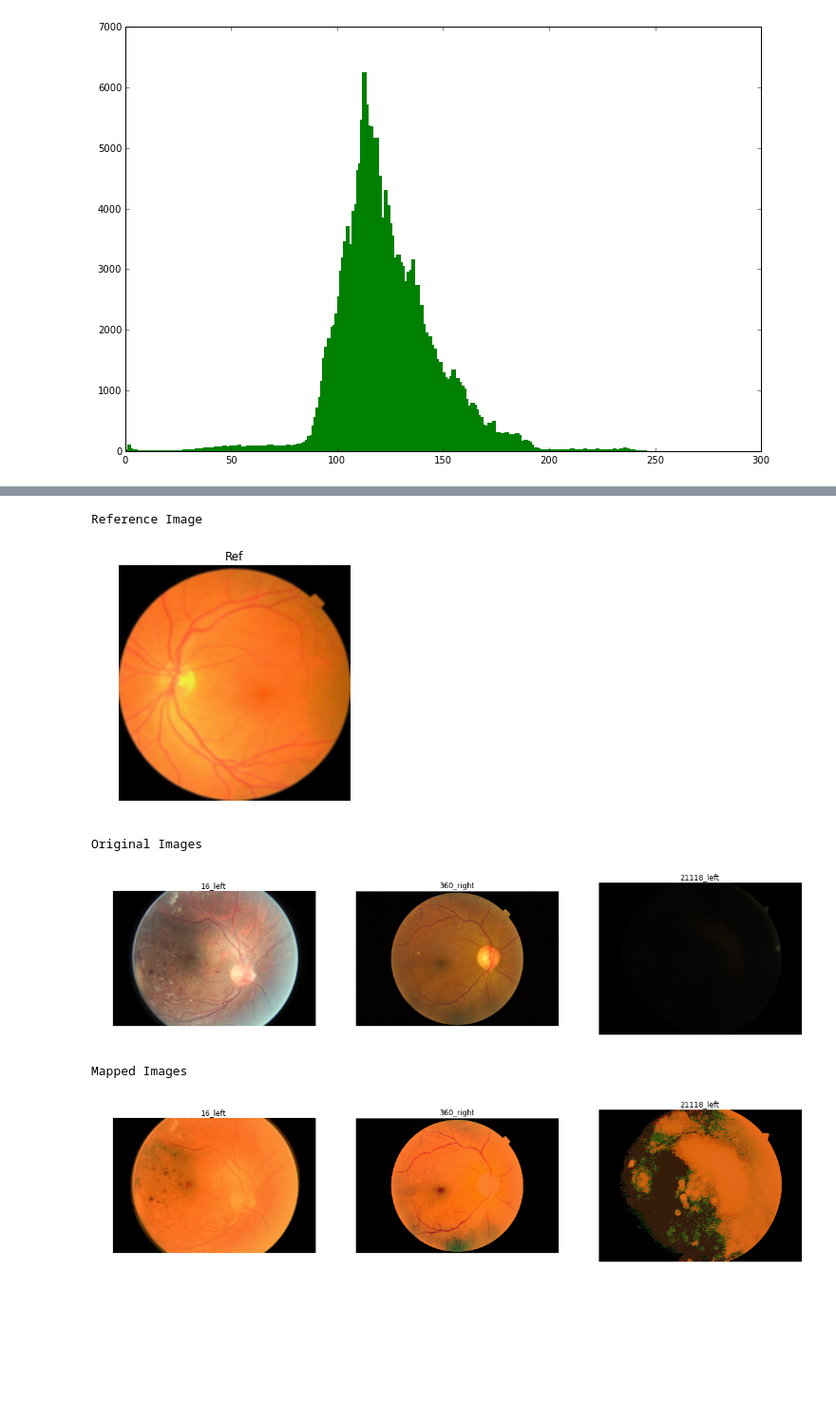
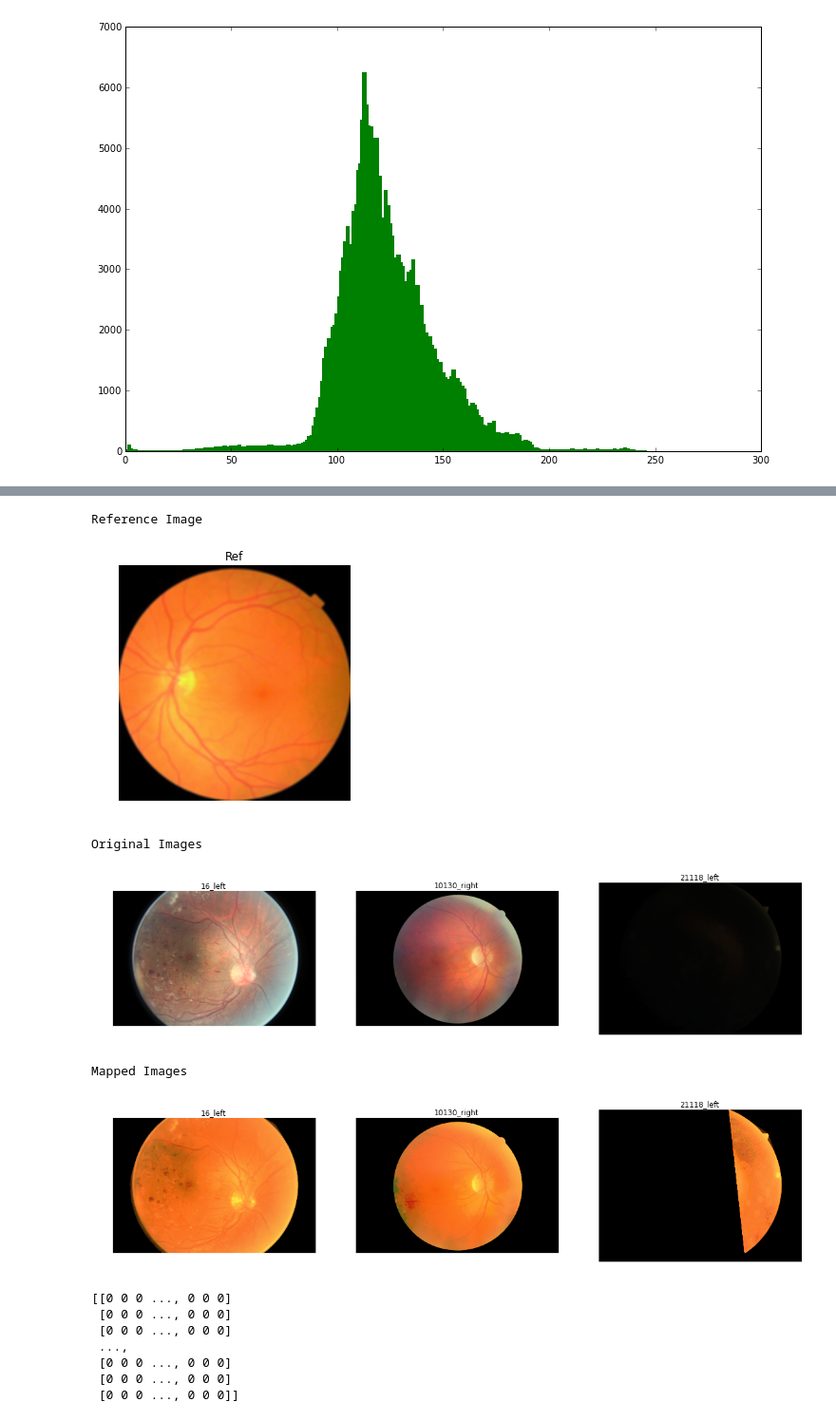
Before and after one commit to fierval/retina, a Jupyter notebook: DiabeticRetinopathy/Features/Color Map by Histogram and Contour Finding.ipynb, the cells around one changed output, grey strips where cells are left out. Shown at 95% size. Drawn from its saved outputs; the diff is of its cells as text; code cells hidden in the pictures; blank space fills up the shorter version.

Commit message:
Masking off final image

```diff
--- a/DiabeticRetinopathy/Features/Color Map by Histogram and Contour Finding.ipynb
+++ b/DiabeticRetinopathy/Features/Color Map by Histogram and Contour Finding.ipynb
@@ -53,7 +53,7 @@ img_path = "/kaggle/retina/train/sample"
 # this is the image into the colors of which we want to map
 ref_image = cv2.imread(path.join(img_path, "6535_left.jpeg"))
 # images picked to illustrate different problems arising during algorithm application
-image_names = ["16_left.jpeg", "360_right.jpeg", "21118_left.jpeg"]
+image_names = ["16_left.jpeg", "10130_right.jpeg", "21118_left.jpeg"]
 image_paths = map(lambda t: path.join(img_path, t), image_names)
 images = map(lambda p: cv2.imread(p), image_paths)
 
@@ -217,18 +221,22 @@ plt.show()
 def saturate (v):
     return np.array(map(lambda a: min(max(round(a), 0), 255), v))
 
-def calc_hist(images):
-    maskHull = map(lambda i: find_eye(i)[0], images)
+def get_masks(images):
+    return map(lambda i: find_eye(i)[0], images)
+
+def calc_hist(images, masks):
     channels = map(lambda i: cv2.split(i), images)
-    imMask = zip(channels, maskHull)
+    imMask = zip(channels, masks)
+    nonZeros = map(lambda m: cv2.countNonZero(m), masks)
 
     # grab three histograms - one for each channel
     histPerChannel = map(lambda (c, mask): \
                          [cv2.calcHist([cimage], [0], mask,  [256], np.array([0, 255])) for cimage in c], imMask)
     # compute the cdf's.
     # they are normalized & saturated: values over 255 are cut off.
-    cdfPerChannel = map(lambda (hChan, im): \
-                        [saturate(np.cumsum(h) * 255.0 / (im.shape[0] * im.shape[1])) for h in hChan], zip(histPerChannel, images))
+    cdfPerChannel = map(lambda (hChan, nz): \
+                        [saturate(np.cumsum(h) * 255.0 / nz) for h in hChan], \
+                        zip(histPerChannel, nonZeros))
 
     return np.array(cdfPerChannel)
 
@@ -238,17 +246,23 @@ def getMin (ref, img):
     return np.array(l)
 
 # compute and apply color map on all channels of the image
-def map_image(image, refHist, imageHist):
+# also, our map was mapping the background as well, since we don't need it -
+# mask it off!
+def map_image(image, refHist, imageHist, mask):
     # each of the arguments contains histograms over 3 channels
     mp = np.array([getMin(r, i) for (r, i) in zip(refHist, imageHist)])
 
     channels = np.array(cv2.split(image))
-    mappedChannels = np.array([mp[i][channels[i].reshape(-1)].reshape(image.shape[0:2]) for i in range(0, 3)])
+    mappedChannels = np.array([mp[i,channels[i]] for i in range(0, 3)])
+
+    # now mask off the backgrownd
+    for i in range(0, 3):
+        mappedChannels[i, mask == 0] = 0
 
     return cv2.merge(mappedChannels).astype(np.uint8)
 
 # compute the histograms on all three channels for all images
-def histogram_specification(ref, images):
-        cdfs = calc_hist(images)
-        mapped = [map_image(images[i], ref[0], cdfs[i, :, :]) for i in range(len(images))]
+def histogram_specification(ref, images, masks):
+        cdfs = calc_hist(images, masks)
+        mapped = [map_image(images[i], ref[0], cdfs[i, :, :], masks[i]) for i in range(len(images))]
         return mapped
@@ -255,19 +271,28 @@ def histogram_specification(ref, images):
 # %%
 # the fruit of our labor
 images = old_images
-refHist = calc_hist([ref_image])
-histSpec = histogram_specification(refHist, images)
+refMask = get_masks([ref_image])
+refHist = calc_hist([ref_image], refMask)
+masks = get_masks(images)
+histSpec = histogram_specification(refHist, images, masks)
 
 print "Reference Image"
 show_images([ref_image], ["Ref"], scale = 0.9)
 print "Original Images"
 show_images(images, titles = image_titles, scale = 0.9)
 print "Mapped Images"
 show_images(histSpec, titles = image_titles, scale = 0.9)
 # %% [output]
 Reference Image
 [figure]
 Original Images
-[figure, old version]
+[figure, new version]
 Mapped Images
-[figure, old version]
+[figure, new version]
+[[0 0 0 ..., 0 0 0]
+ [0 0 0 ..., 0 0 0]
+ [0 0 0 ..., 0 0 0]
+ ...,
+ [0 0 0 ..., 0 0 0]
+ [0 0 0 ..., 0 0 0]
+ [0 0 0 ..., 0 0 0]]
```
Also changed, not shown: parts of 3 cells of this notebook.
